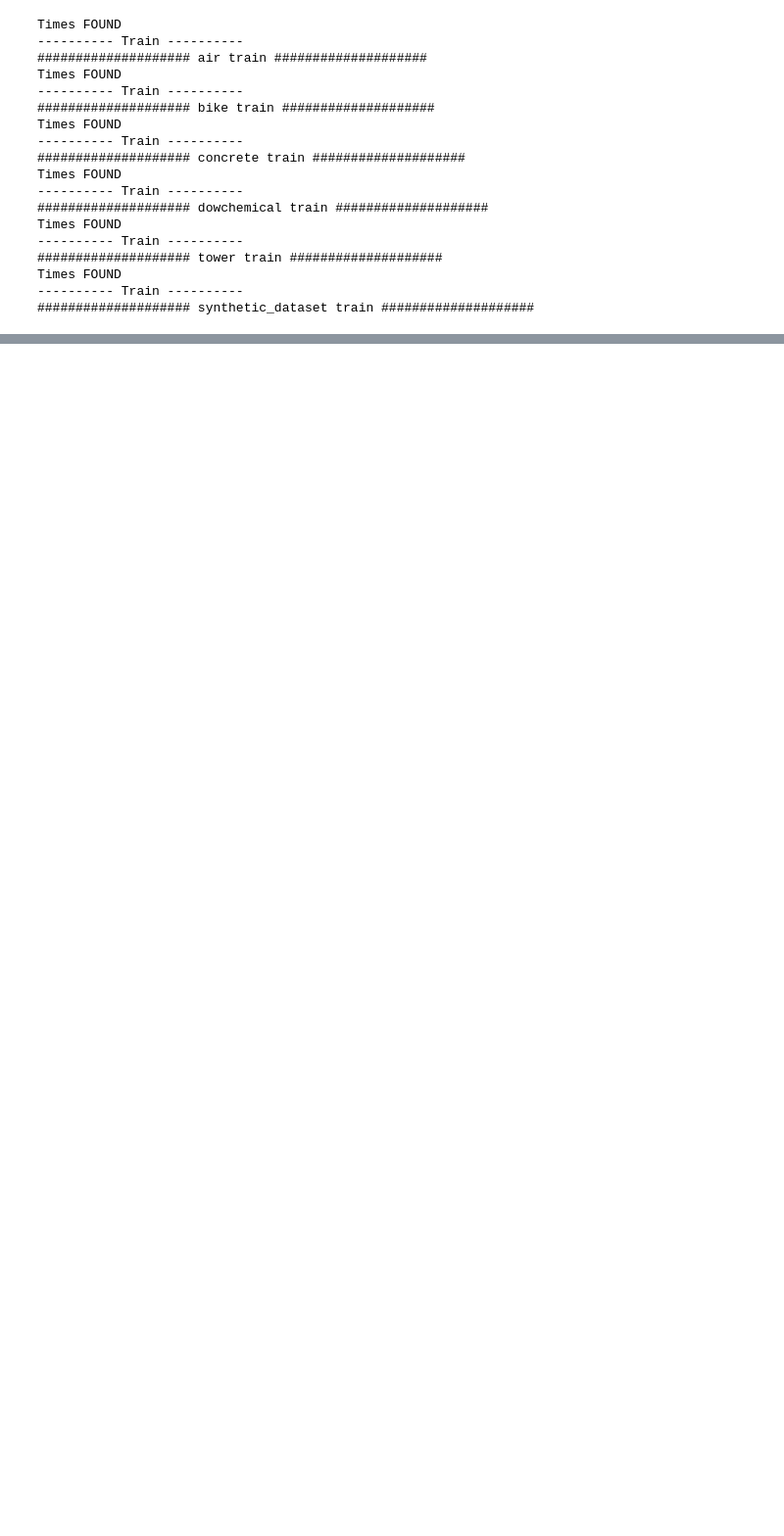
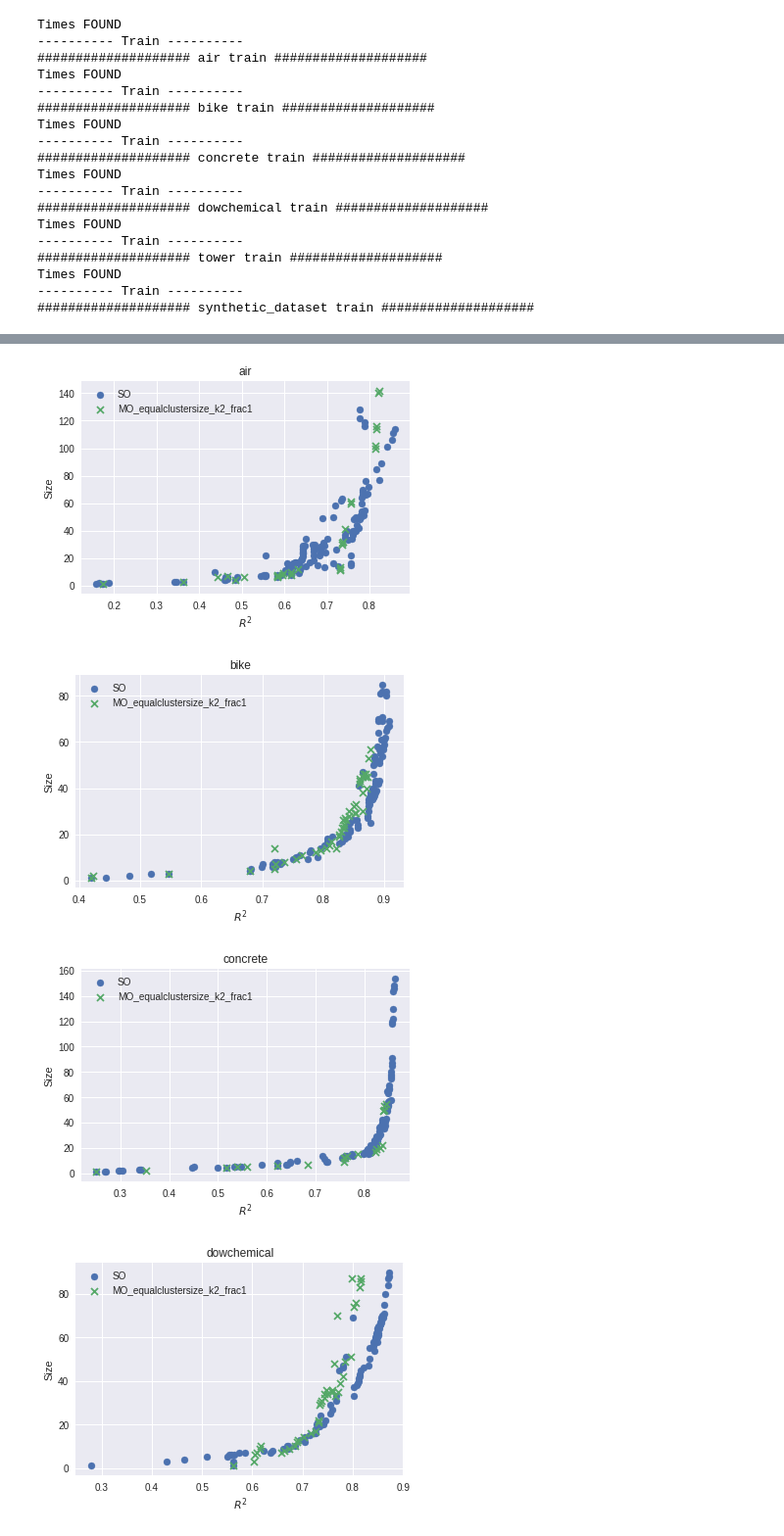
Before and after one commit to matigekunstintelligentie/MultiGPG, a Jupyter notebook: aggregate_MO.ipynb, the cells around one changed output, grey strips where cells are left out. Shown: that part at 98% size. Drawn from its saved outputs; the diff is of its cells as text; code cells hidden in the pictures; blank space fills up the shorter version.

```diff
--- a/aggregate_MO.ipynb
+++ b/aggregate_MO.ipynb
@@ -1323,0 +506,33 @@ ls results/final/
+# %%
+import matplotlib.pyplot as plt
+from mpl_toolkits.mplot3d import Axes3D
+
+experiments = [["SO","MO_equalclustersize_k2_frac1"]]
+markers = ['o', 'x', '^','s']
+for dataset in datasets:
+    for experiment in experiments:
+        # Create a new figure for 3D plotting
+        plt.figure()
+
+        for algorithm in experiment:
+
+            # Sample data
+            x = dataset_filename[dataset][algorithm]["x"]
+            y = dataset_filename[dataset][algorithm]["y"]
+
+            # Create a 3D scatter plot
+            plt.scatter(x, y, label=algorithm, marker=markers[experiment.index(algorithm)])
+
+        # Customize the plot (optional)
+        plt.xlabel(r'$R^2$')
+        plt.ylabel('Size')
+        plt.title(dataset)
+        plt.legend()
+
+        # Show the plot
+        plt.show()
+# %% [output]
+[figure, added]
+[figure, added]
+[figure, added]
+[figure, added]
```
Also changed, not shown: parts of 25 cells of this notebook, 5 other files.
